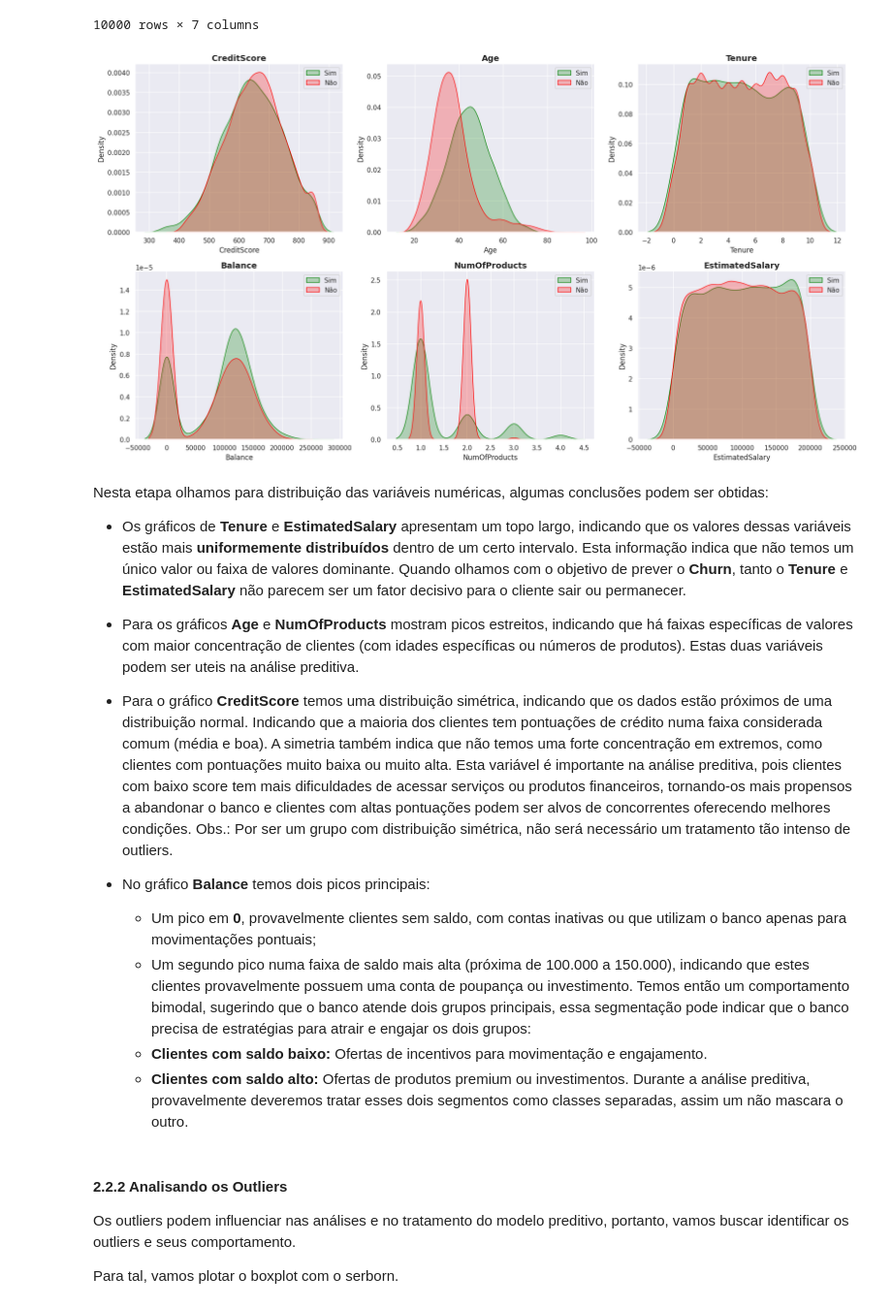
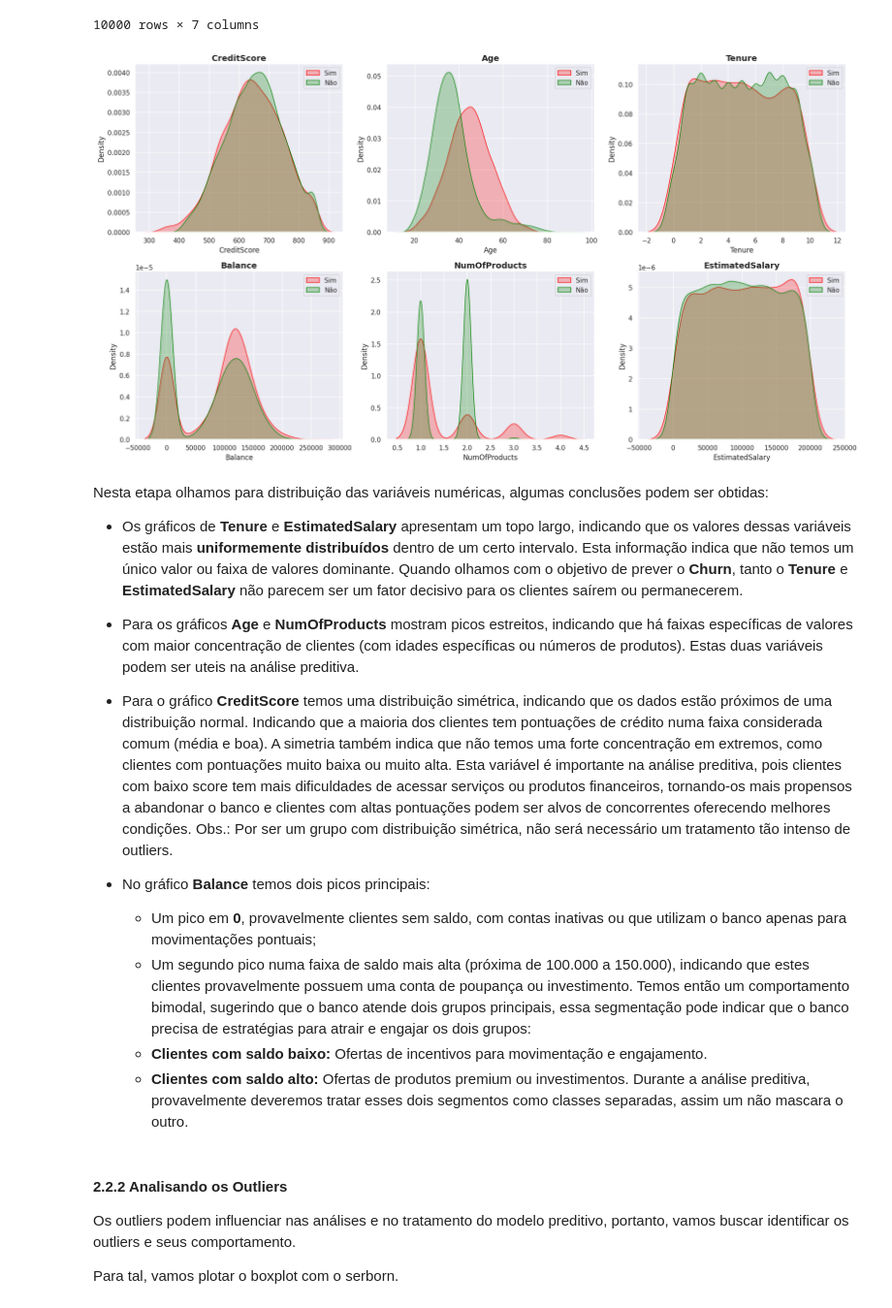
Before and after one commit to mh-pedro/desafio_indicium, a Jupyter notebook: notebooks/Analise_descritiva.ipynb, the cells around one changed output. Shown at 97% size. Cells and saved outputs as stored; diff of their text form; code cells hidden in the pictures.

```diff
--- a/notebooks/Analise_descritiva.ipynb
+++ b/notebooks/Analise_descritiva.ipynb
@@ -420,37 +422,37 @@ num_atributos
 # %%
 # removendo a coluna Exited
 colunas = num_atributos.drop('Exited', axis=1).columns
 
 # Vamos separar as classes deExited e NaoExited
 num_atributos_exited = num_atributos[num_atributos['Exited'] == 1]
 num_atributos_nao_exited = num_atributos[num_atributos['Exited'] == 0]
 
 # definindo a área de plotagem
 nrow = 2
 ncol = 3
 fig, ax = plt.subplots(nrows=nrow, ncols=ncol, figsize = (18,10))
 fig.subplots_adjust(hspace=1, wspace=1)
 
 # plotando gráfico de densidade
 idx = 0
 for col in colunas:
     idx += 1
     plt.subplot(nrow, ncol, idx)
-    sns.kdeplot(num_atributos_exited[col], label= 'Sim', fill=True, color='green')
-    sns.kdeplot(num_atributos_nao_exited[col], label= 'Não', fill=True, color='red')
+    sns.kdeplot(num_atributos_exited[col], label= 'Sim', fill=True, color='red')
+    sns.kdeplot(num_atributos_nao_exited[col], label= 'Não', fill=True, color='green')
     plt.title(col, fontsize=14, fontweight='bold')
     plt.legend()
 
 
 plt.tight_layout()
 plt.savefig("../imagens/densidade_das_variaveis.png")
 plt.show()
 # %% [output]
-[figure, old version]
+[figure, new version]
 # %% [markdown]
 Nesta etapa olhamos para distribuição das variáveis numéricas, algumas conclusões podem ser obtidas:
 
-- Os gráficos de **Tenure** e **EstimatedSalary** apresentam um topo largo, indicando que os valores dessas variáveis estão mais **uniformemente distribuídos** dentro de um certo intervalo. Esta informação indica que não temos um único valor ou faixa de valores dominante. Quando olhamos com o objetivo de prever o **Churn**, tanto o **Tenure** e **EstimatedSalary** não parecem ser um fator decisivo para o cliente sair ou permanecer.
+- Os gráficos de **Tenure** e **EstimatedSalary** apresentam um topo largo, indicando que os valores dessas variáveis estão mais **uniformemente distribuídos** dentro de um certo intervalo. Esta informação indica que não temos um único valor ou faixa de valores dominante. Quando olhamos com o objetivo de prever o **Churn**, tanto o **Tenure** e **EstimatedSalary** não parecem ser um fator decisivo para os clientes saírem ou permanecerem.
 
 - Para os gráficos **Age** e **NumOfProducts** mostram picos estreitos, indicando que há faixas específicas de valores com maior concentração de clientes (com idades específicas ou números de produtos). Estas duas variáveis podem ser uteis na análise preditiva.
 
```
Also changed, not shown: parts of 5 cells of this notebook, 2 other files.
